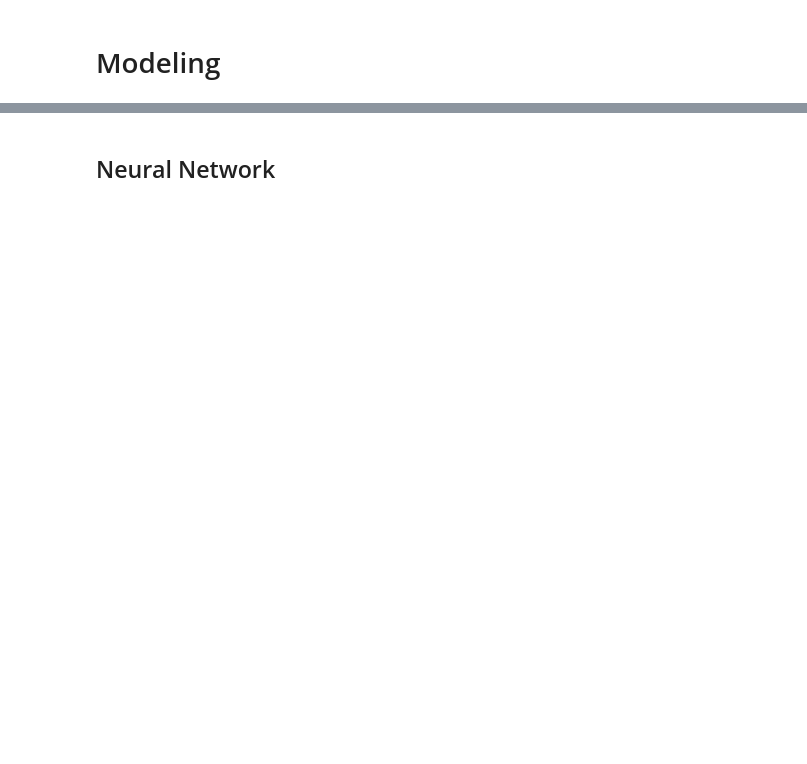
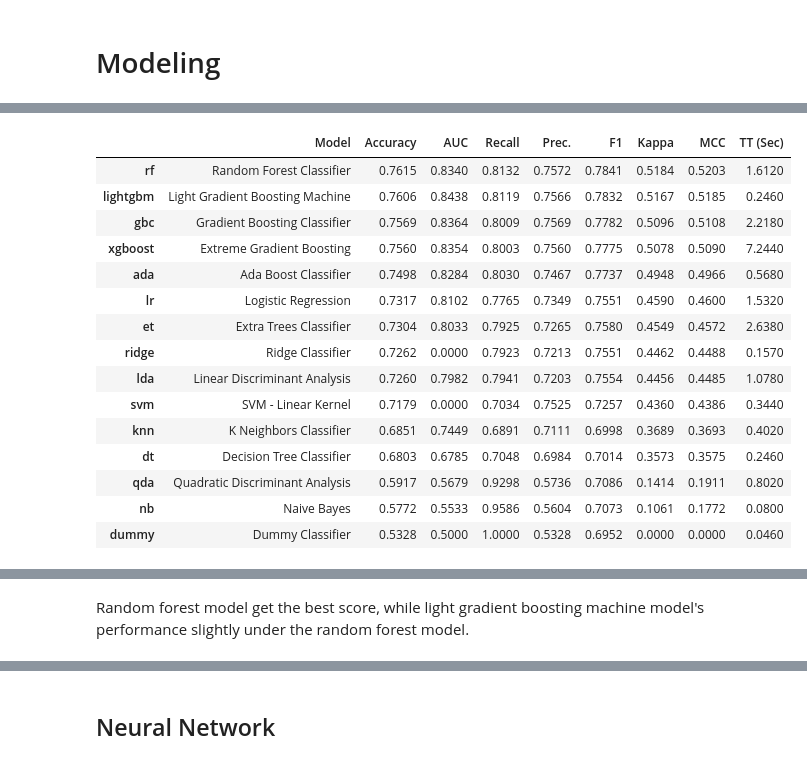
Before and after one commit to alfiannajih/startup-prediction, a Jupyter notebook: additional assumption.ipynb, the cells around one changed output, grey strips where cells are left out. Saved outputs shown, nothing was run; the diff lists cells and outputs as text; code cells hidden in the pictures; blank space fills up the shorter version.

```diff
--- a/additional assumption.ipynb
+++ b/additional assumption.ipynb
@@ -1214,0 +825,3 @@ Confusion Matrix:
+# %%
+models = classification.compare_models()
+# %% [output]
@@ -1214,0 +829,16 @@ Confusion Matrix:
+|  | Model | Accuracy | AUC | Recall | Prec. | F1 | Kappa | MCC | TT (Sec) |
+| rf | Random Forest Classifier | 0.7615 | 0.8340 | 0.8132 | 0.7572 | 0.7841 | 0.5184 | 0.5203 | 1.6120 |
+| lightgbm | Light Gradient Boosting Machine | 0.7606 | 0.8438 | 0.8119 | 0.7566 | 0.7832 | 0.5167 | 0.5185 | 0.2460 |
+| gbc | Gradient Boosting Classifier | 0.7569 | 0.8364 | 0.8009 | 0.7569 | 0.7782 | 0.5096 | 0.5108 | 2.2180 |
+| xgboost | Extreme Gradient Boosting | 0.7560 | 0.8354 | 0.8003 | 0.7560 | 0.7775 | 0.5078 | 0.5090 | 7.2440 |
+| ada | Ada Boost Classifier | 0.7498 | 0.8284 | 0.8030 | 0.7467 | 0.7737 | 0.4948 | 0.4966 | 0.5680 |
+| lr | Logistic Regression | 0.7317 | 0.8102 | 0.7765 | 0.7349 | 0.7551 | 0.4590 | 0.4600 | 1.5320 |
+| et | Extra Trees Classifier | 0.7304 | 0.8033 | 0.7925 | 0.7265 | 0.7580 | 0.4549 | 0.4572 | 2.6380 |
+| ridge | Ridge Classifier | 0.7262 | 0.0000 | 0.7923 | 0.7213 | 0.7551 | 0.4462 | 0.4488 | 0.1570 |
+| lda | Linear Discriminant Analysis | 0.7260 | 0.7982 | 0.7941 | 0.7203 | 0.7554 | 0.4456 | 0.4485 | 1.0780 |
+| svm | SVM - Linear Kernel | 0.7179 | 0.0000 | 0.7034 | 0.7525 | 0.7257 | 0.4360 | 0.4386 | 0.3440 |
+| knn | K Neighbors Classifier | 0.6851 | 0.7449 | 0.6891 | 0.7111 | 0.6998 | 0.3689 | 0.3693 | 0.4020 |
+| dt | Decision Tree Classifier | 0.6803 | 0.6785 | 0.7048 | 0.6984 | 0.7014 | 0.3573 | 0.3575 | 0.2460 |
+| qda | Quadratic Discriminant Analysis | 0.5917 | 0.5679 | 0.9298 | 0.5736 | 0.7086 | 0.1414 | 0.1911 | 0.8020 |
+| nb | Naive Bayes | 0.5772 | 0.5533 | 0.9586 | 0.5604 | 0.7073 | 0.1061 | 0.1772 | 0.0800 |
+| dummy | Dummy Classifier | 0.5328 | 0.5000 | 1.0000 | 0.5328 | 0.6952 | 0.0000 | 0.0000 | 0.0460 |
@@ -1214,0 +846,2 @@ Confusion Matrix:
+# %% [markdown]
+Random forest model get the best score, while light gradient boosting machine model's performance slightly under the random forest model.
```
Also changed, not shown: parts of 124 cells of this notebook.
